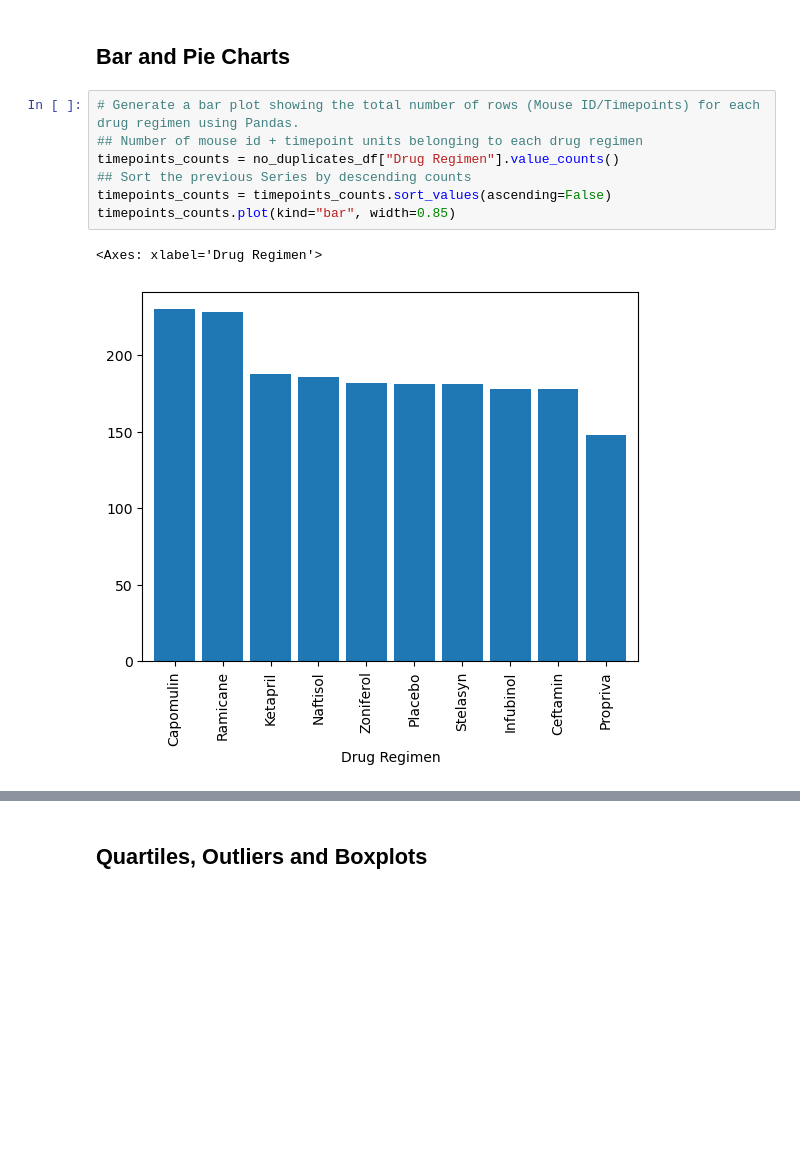
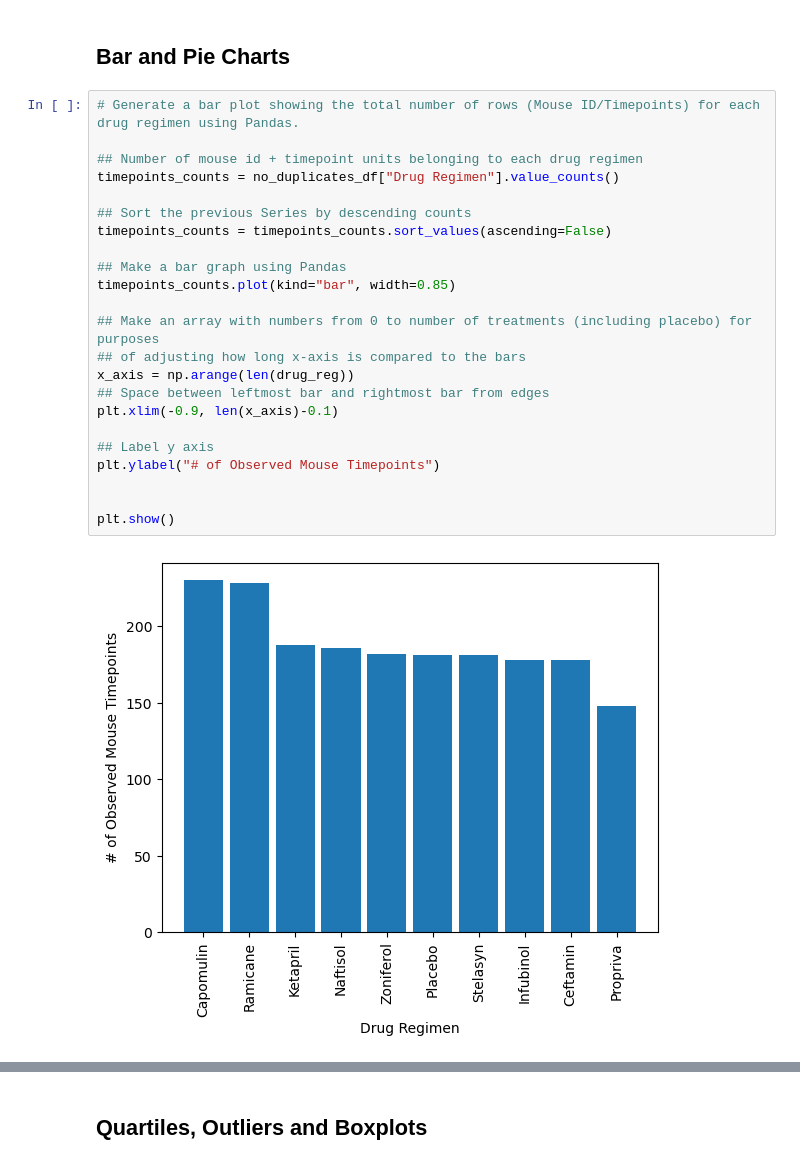
Before and after one commit to karenlin56/matplotlib, a Jupyter notebook: Pymaceuticals.ipynb, the cells around one changed output, grey strips where cells are left out. Cells and saved outputs as stored; diff of their text form; blank space fills up the shorter version.

```diff
--- a/Pymaceuticals.ipynb
+++ b/Pymaceuticals.ipynb
@@ -188,11 +200,26 @@ for drug in drug_reg:
 ## Bar and Pie Charts
 # %%
 # Generate a bar plot showing the total number of rows (Mouse ID/Timepoints) for each drug regimen using Pandas.
+
 ## Number of mouse id + timepoint units belonging to each drug regimen
 timepoints_counts = no_duplicates_df["Drug Regimen"].value_counts()
+
 ## Sort the previous Series by descending counts
 timepoints_counts = timepoints_counts.sort_values(ascending=False)
+
+## Make a bar graph using Pandas
 timepoints_counts.plot(kind="bar", width=0.85)
+
+## Make an array with numbers from 0 to number of treatments (including placebo) for purposes
+## of adjusting how long x-axis is compared to the bars
+x_axis = np.arange(len(drug_reg))
+## Space between leftmost bar and rightmost bar from edges
+plt.xlim(-0.9, len(x_axis)-0.1)
+
+## Label y axis
+plt.ylabel("# of Observed Mouse Timepoints")
+
+
+plt.show()
 # %% [output]
-<Axes: xlabel='Drug Regimen'>
-[figure, old version]
+[figure, new version]
```
Also changed, not shown: parts of 24 cells of this notebook.
